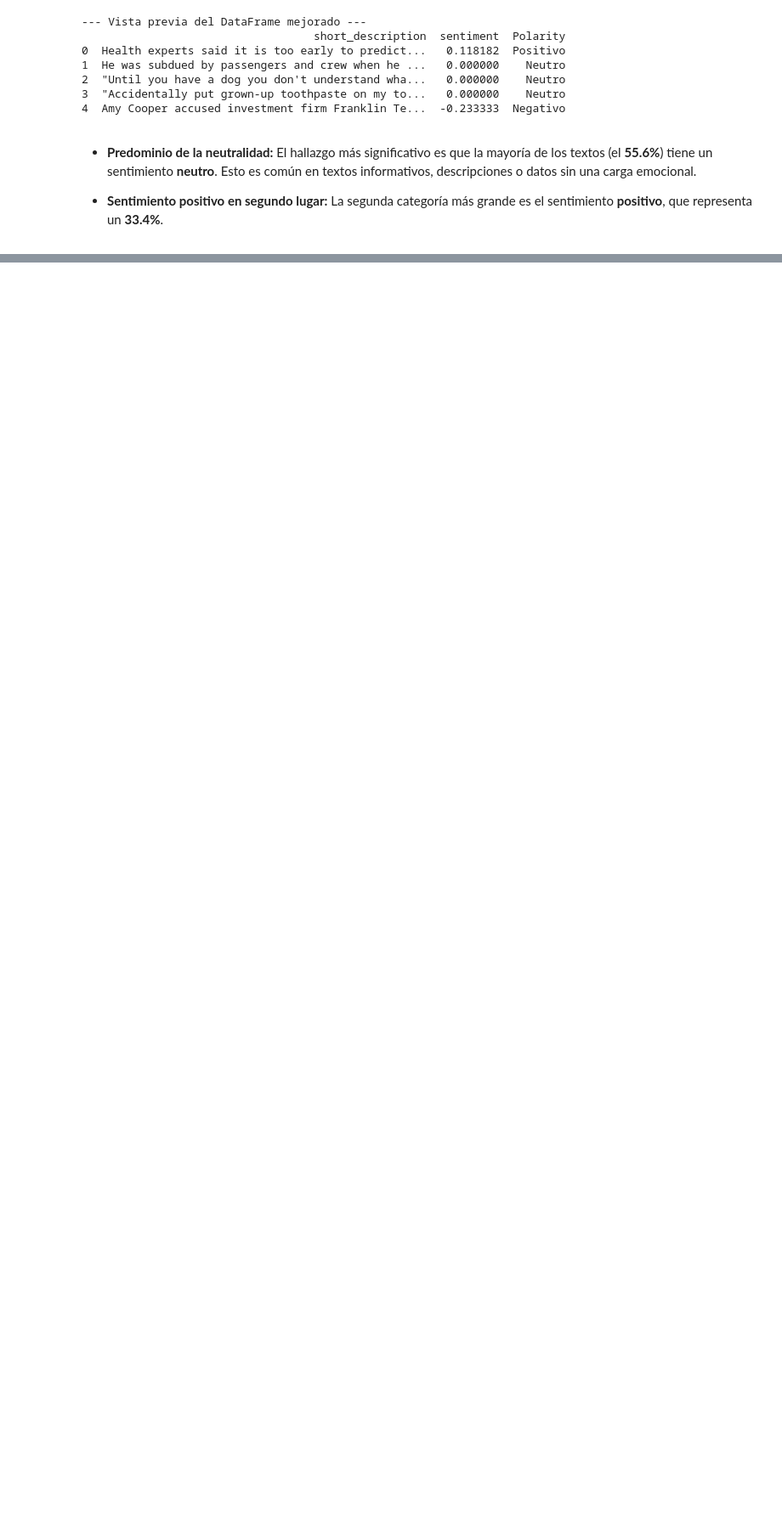
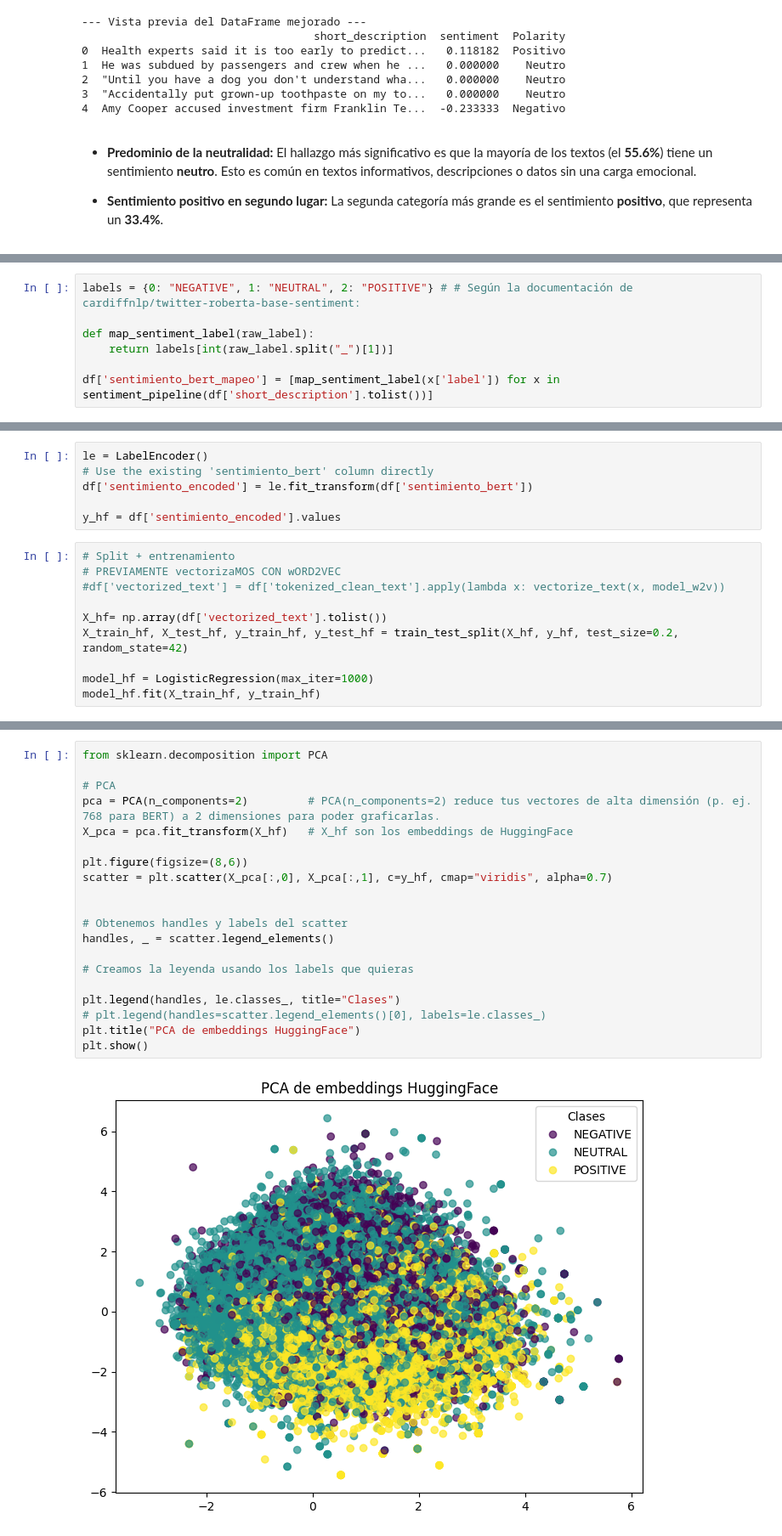
Before and after one commit to Daniela101112/Coderhouse_DS3, a Jupyter notebook: News_Category_Dito_DS3.ipynb, the cells around one changed output, grey strips where cells are left out. Shown at 85% size. Drawn from its saved outputs; the diff is of its cells as text; blank space fills up the shorter version.

```diff
--- a/News_Category_Dito_DS3.ipynb
+++ b/News_Category_Dito_DS3.ipynb
@@ -800,0 +1125,7 @@ texto_a_visualizar   # Primer oración unicamente (limpia)
+# %%
+labels = {0: "NEGATIVE", 1: "NEUTRAL", 2: "POSITIVE"} # # Según la documentación de cardiffnlp/twitter-roberta-base-sentiment:
+
+def map_sentiment_label(raw_label):
+    return labels[int(raw_label.split("_")[1])]
+
+df['sentimiento_bert_mapeo'] = [map_sentiment_label(x['label']) for x in sentiment_pipeline(df['short_description'].tolist())]
@@ -800,0 +1142,16 @@ texto_a_visualizar   # Primer oración unicamente (limpia)
+# %%
+le = LabelEncoder()
+# Use the existing 'sentimiento_bert' column directly
+df['sentimiento_encoded'] = le.fit_transform(df['sentimiento_bert'])
+
+y_hf = df['sentimiento_encoded'].values
+# %%
+# Split + entrenamiento
+# PREVIAMENTE vectorizaMOS CON wORD2VEC
+#df['vectorized_text'] = df['tokenized_clean_text'].apply(lambda x: vectorize_text(x, model_w2v))
+
+X_hf= np.array(df['vectorized_text'].tolist())
+X_train_hf, X_test_hf, y_train_hf, y_test_hf = train_test_split(X_hf, y_hf, test_size=0.2, random_state=42)
+
+model_hf = LogisticRegression(max_iter=1000)
+model_hf.fit(X_train_hf, y_train_hf)
@@ -800,0 +1250,22 @@ texto_a_visualizar   # Primer oración unicamente (limpia)
+# %%
+from sklearn.decomposition import PCA
+
+# PCA
+pca = PCA(n_components=2)         # PCA(n_components=2) reduce tus vectores de alta dimensión (p. ej. 768 para BERT) a 2 dimensiones para poder graficarlas.
+X_pca = pca.fit_transform(X_hf)   # X_hf son los embeddings de HuggingFace
+
+plt.figure(figsize=(8,6))
+scatter = plt.scatter(X_pca[:,0], X_pca[:,1], c=y_hf, cmap="viridis", alpha=0.7)
+
+
+# Obtenemos handles y labels del scatter
+handles, _ = scatter.legend_elements()
+
+# Creamos la leyenda usando los labels que quieras
+
+plt.legend(handles, le.classes_, title="Clases")
+# plt.legend(handles=scatter.legend_elements()[0], labels=le.classes_)
+plt.title("PCA de embeddings HuggingFace")
+plt.show()
+# %% [output]
+[figure, added]
```
Also changed, not shown: parts of 100 cells of this notebook.
